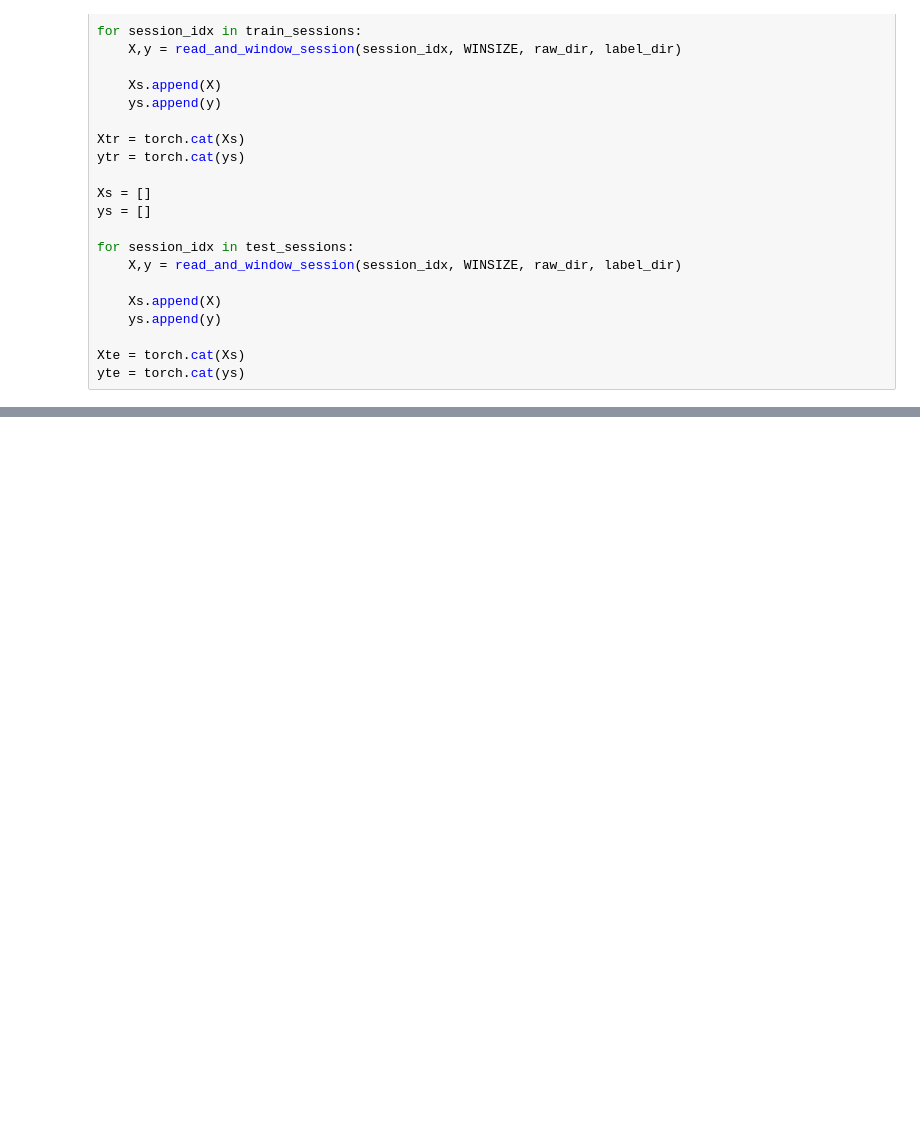
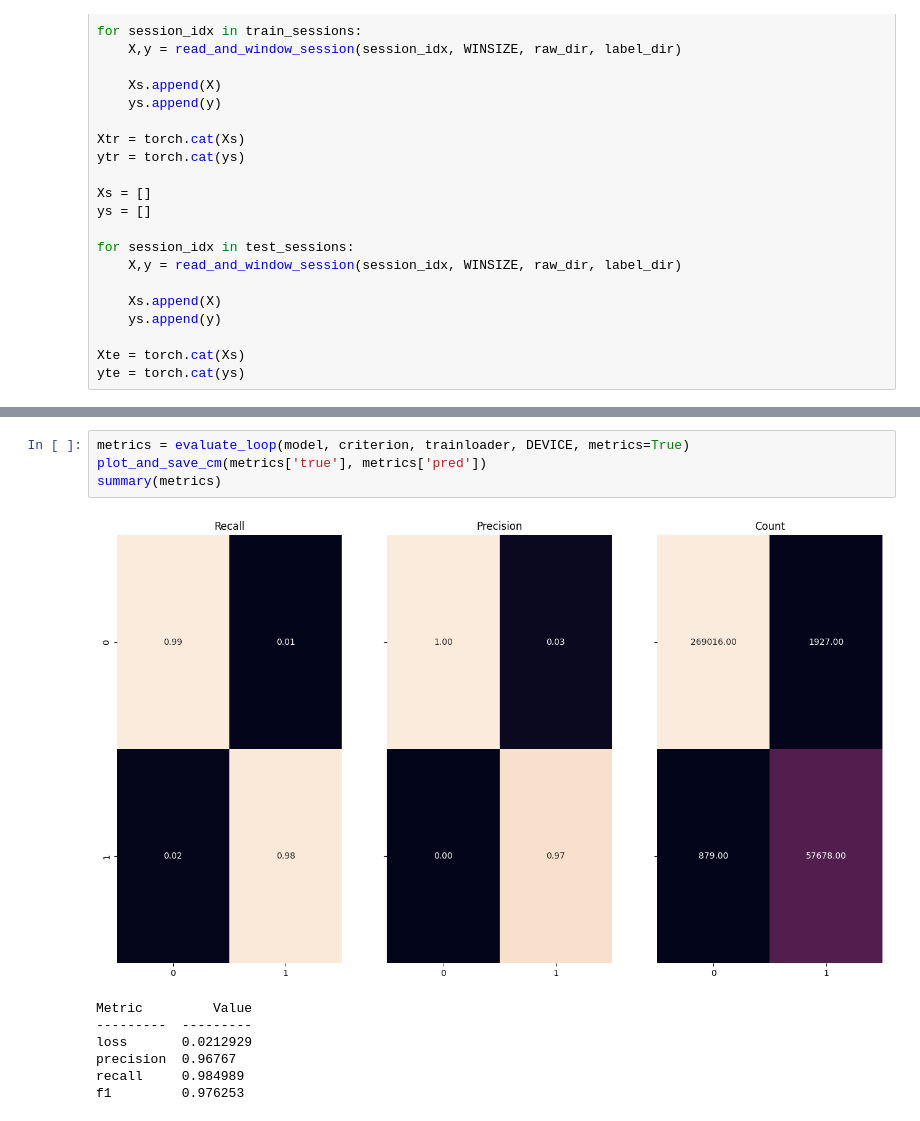
Before and after one commit to Musa-Azeem/eating-detection, a Jupyter notebook: Step4.ipynb, the cells around one changed output, grey strips where cells are left out. Saved outputs shown, nothing was run; the diff lists cells and outputs as text; blank space fills up the shorter version.

```diff
--- a/Step4.ipynb
+++ b/Step4.ipynb
@@ -95,0 +100,12 @@ torch.Size([329500, 1515])
+# %%
+metrics = evaluate_loop(model, criterion, trainloader, DEVICE, metrics=True)
+plot_and_save_cm(metrics['true'], metrics['pred'])
+summary(metrics)
+# %% [output]
+[figure, added]
+Metric         Value
+---------  ---------
+loss       0.0212929
+precision  0.96767
+recall     0.984989
+f1         0.976253
```
Also changed, not shown: parts of 4 cells of this notebook, 1 other file.
